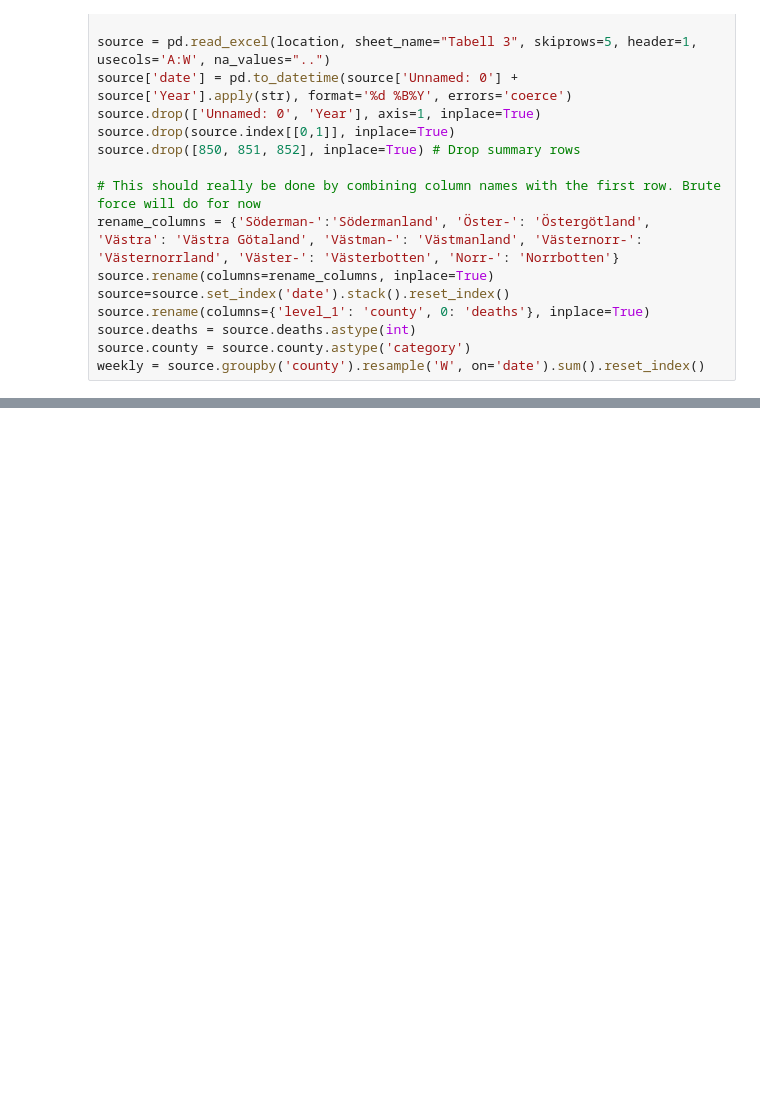
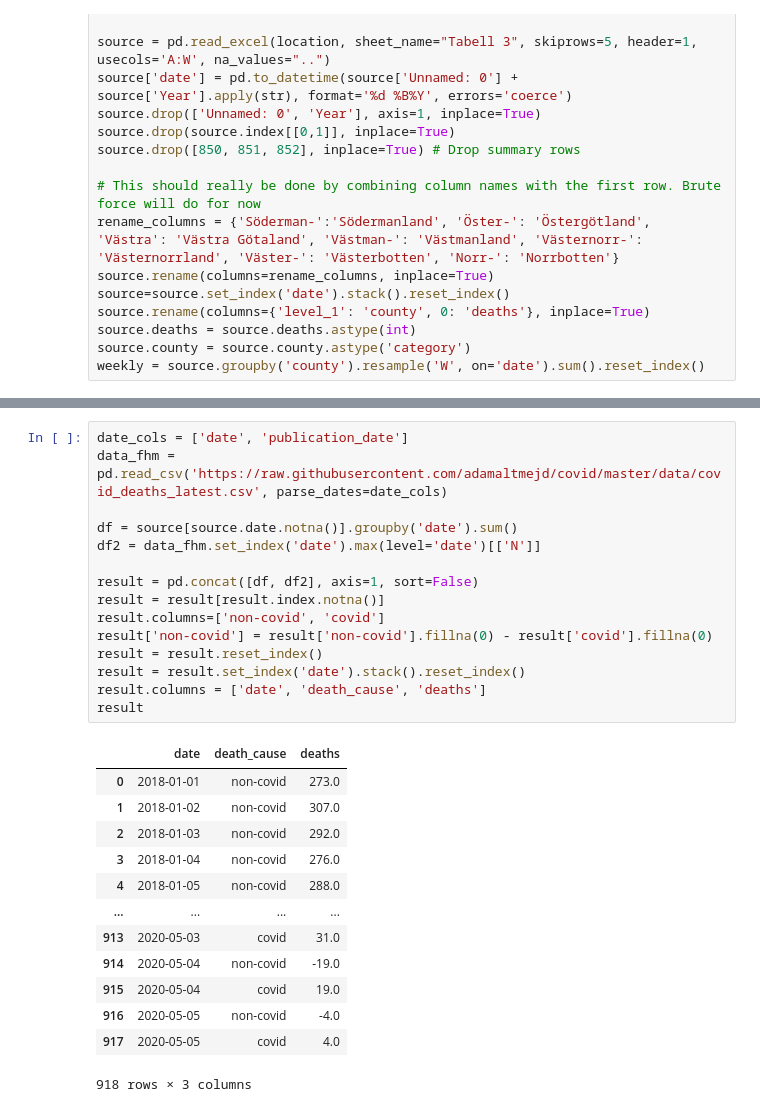
Before and after one commit to morberg/covid-notebook, a Jupyter notebook: county-data.ipynb, the cells around one changed output, grey strips where cells are left out. Saved outputs shown, nothing was run; the diff lists cells and outputs as text; blank space fills up the shorter version.

```diff
--- a/county-data.ipynb
+++ b/county-data.ipynb
@@ -318,0 +282,29 @@ chart
+# %%
+date_cols = ['date', 'publication_date']
+data_fhm = pd.read_csv('https://raw.githubusercontent.com/adamaltmejd/covid/master/data/covid_deaths_latest.csv', parse_dates=date_cols)
+
+df = source[source.date.notna()].groupby('date').sum()
+df2 = data_fhm.set_index('date').max(level='date')[['N']]
+
+result = pd.concat([df, df2], axis=1, sort=False)
+result = result[result.index.notna()]
+result.columns=['non-covid', 'covid']
+result['non-covid'] = result['non-covid'].fillna(0) - result['covid'].fillna(0)
+result = result.reset_index()
+result = result.set_index('date').stack().reset_index()
+result.columns = ['date', 'death_cause', 'deaths']
+result
+# %% [output]
+|  | date | death_cause | deaths |
+| 0 | 2018-01-01 | non-covid | 273.0 |
+| 1 | 2018-01-02 | non-covid | 307.0 |
+| 2 | 2018-01-03 | non-covid | 292.0 |
+| 3 | 2018-01-04 | non-covid | 276.0 |
+| 4 | 2018-01-05 | non-covid | 288.0 |
+| ... | ... | ... | ... |
+| 913 | 2020-05-03 | covid | 31.0 |
+| 914 | 2020-05-04 | non-covid | -19.0 |
+| 915 | 2020-05-04 | covid | 19.0 |
+| 916 | 2020-05-05 | non-covid | -4.0 |
+| 917 | 2020-05-05 | covid | 4.0 |
+918 rows × 3 columns
```
Also changed, not shown: parts of 4 cells of this notebook.
